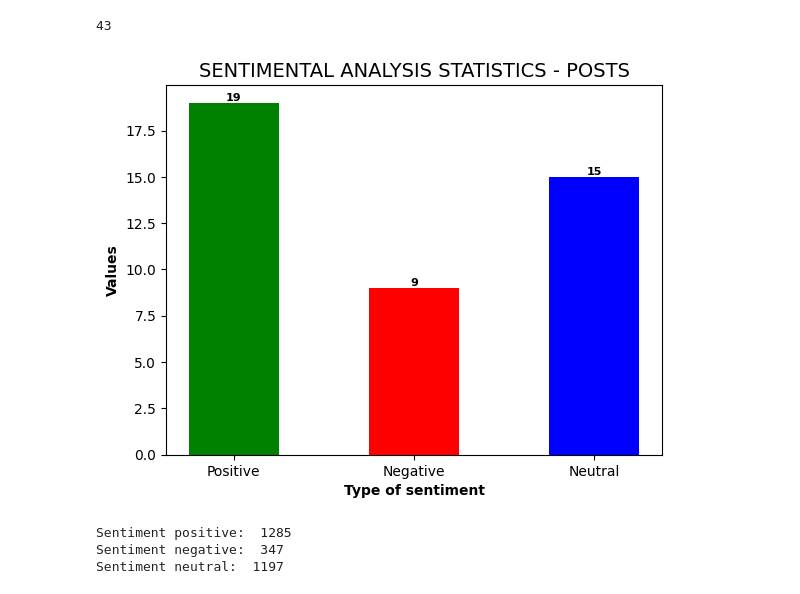
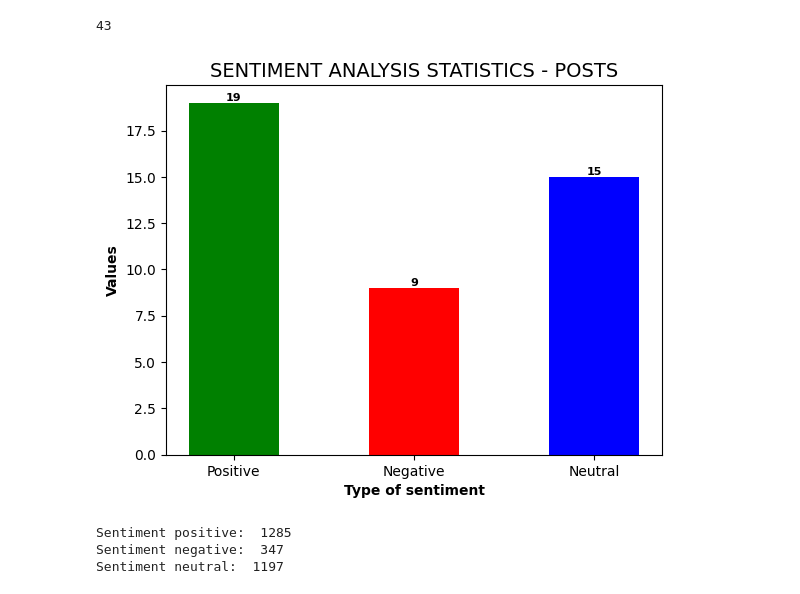
Before and after one commit to gabrizuzu/Sentiment_Analysis_VeroVolley, a Jupyter notebook: official_statistics/facebook/pdv/sentiment_statistics_fb_pdvproblemidivolley.ipynb, the cells around one changed output. Saved outputs shown, nothing was run; the diff lists cells and outputs as text; code cells hidden in the pictures.

Commit message:
Sentiment analysis Facebook - pdv: problemi di volley

```diff
--- a/official_statistics/facebook/pdv/sentiment_statistics_fb_pdvproblemidivolley.ipynb
+++ b/official_statistics/facebook/pdv/sentiment_statistics_fb_pdvproblemidivolley.ipynb
@@ -10,14 +12,10 @@ count_neu = 0
 count_post = 0
 
 for item in data:
-    if item.get('sentiment') == 'positive':
-        count_pos = count_pos + 1
+    if item.get('sentiment') == 'positive': count_pos += 1
+    if item.get('sentiment') == 'negative': count_neg += 1
+    if item.get('sentiment') == 'neutral': count_neu += 1
 
-    if item.get('sentiment') == 'negative':
-        count_neg = count_neg + 1
-
-    if item.get('sentiment') == 'neutral':
-        count_neu = count_neu + 1
     count_post = count_post + 1
 
 print('Sentiment positive: ', count_pos)
@@ -34,21 +32,21 @@ count_post
 # %%
 import matplotlib.pyplot as plt
 
 labels = ['Positive', 'Negative', 'Neutral']
 values = [count_pos, count_neg, count_neu]
 
 bars = plt.bar(labels, values, color=['green', 'red', 'blue'], width = 0.5)
 
 for bar, value in zip(bars, values):
     plt.text(bar.get_x() + bar.get_width()/2, bar.get_height(), value, ha='center', va='bottom', fontsize=8, color='black', weight='bold')
 
 plt.xlabel('Type of sentiment', fontsize=10, weight='bold')
 plt.ylabel('Values', fontsize=10, weight='bold')
-plt.title('SENTIMENTAL ANALYSIS STATISTICS - POSTS', fontsize=14)
+plt.title('SENTIMENT ANALYSIS STATISTICS - POSTS', fontsize=14)
 
 plt.show()
 # %% [output]
-[figure, old version]
+[figure, new version]
 # %%
 count_pos = 0
 count_neg = 0
```
Also changed, not shown: parts of 4 cells of this notebook.
